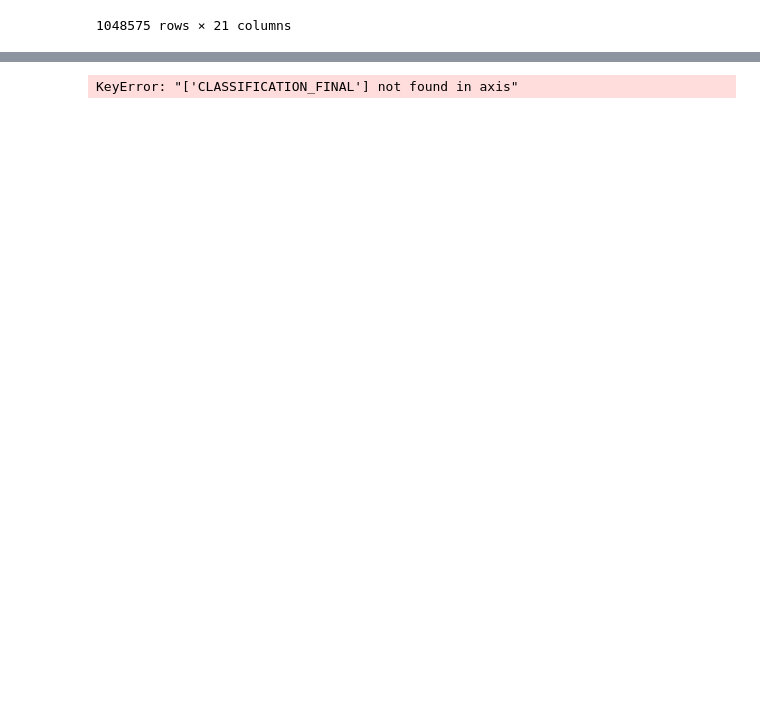
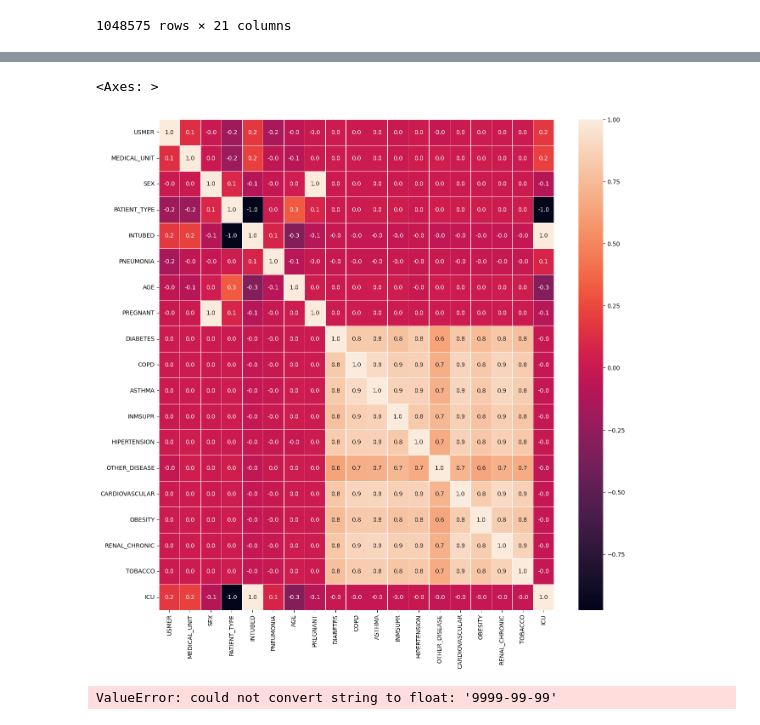
Before and after one commit to samlowe106/MATH-7243-Project, a Jupyter notebook: notebook.ipynb, the cells around one changed output, grey strips where cells are left out. Saved outputs shown, nothing was run; the diff lists cells and outputs as text; code cells hidden in the pictures; blank space fills up the shorter version.

Commit message:
Data cleaning, correlation matrix

```diff
--- a/notebook.ipynb
+++ b/notebook.ipynb
@@ -36,0 +24,17 @@ Name: CLASIFFICATION_FINAL, Length: 1048575, dtype: int64
+# %%
+# Data cleaning
+data = raw_data.copy()
+
+# Convert dates to datetimes
+data.loc[data['DATE_DIED'] == '9999-99-99', 'DATE_DIED'] = np.nan
+data['DATE_DIED'] = pd.to_datetime(data['DATE_DIED'], dayfirst=True)
+
+# Fill in missing pregnancy data for males
+female = data["SEX"] == 1
+male = data["SEX"] == 2
+data.loc[male, "PREGNANT"] = 2
+
+# Indicate missing data in binary variables
+binary_columns = [name for name in raw_data.columns.to_list() if name not in ['AGE', 'DATE_DIED', 'CLASSIFICATION_FINAL', 'MEDICAL_UNIT']]
+data[binary_columns] = data[binary_columns].replace(99, 0).replace(97, 0) # We're using 0 to represent missing integer values
+data
@@ -36,0 +55,18 @@ Name: CLASIFFICATION_FINAL, Length: 1048575, dtype: int64
+# %%
+from sklearn.model_selection import train_test_split
+
+y = data['CLASSIFICATION_FINAL'].copy()
+X = data.drop('CLASSIFICATION_FINAL', axis=1)
+
+# Data Plots
+#figure, axes = plt.subplots(len(X.columns) // 5, 5)
+#figure.set_size_inches(20,30)
+
+# This treats axes as a 1D array, so we can iterate over it
+#axes = axes.reshape(len(X.columns))
+
+# TODO: should probably be using countplots for most of these
+sb.stripplot(x="CLASSIFICATION_FINAL", y="AGE", data=data, jitter=True, legend=False, hue="CLASSIFICATION_FINAL", palette="Set2")
+
+#for i, key in enumerate(X.drop("DATE_DIED", axis=1).columns):
+#    sb.stripplot(x="CLASSIFICATION_FINAL", y=key, data=data, jitter=True, legend=False, ax=axes[i], hue="CLASSIFICATION_FINAL", palette="Set2")
@@ -37,11 +76,16 @@ Name: CLASIFFICATION_FINAL, Length: 1048575, dtype: int64
+# %%
+plt.figure(figsize=(15, 15))
+sb.heatmap(pd.get_dummies(X.drop('DATE_DIED', axis=1)).corr(), annot=True, linewidth=.5, fmt='.1f')
+# %% [output]
+<Axes: >
+[figure, added]
 # %%
-y = raw_data['CLASSIFICATION_FINAL'].copy()
-X = raw_data.drop('CLASSIFICATION_FINAL', axis=1)
+# Perform train-test split
+X_train, X_test, y_train, y_test = train_test_split(X, y, test_size=0.2, random_state=0)
 
-X_train, X_test, y_train, y_test = sk.model_selection.train_test_split(X, y, test_size=0.2, random_state=0)
-
+# Standardize the data
 scaled_X_train = sk.preprocessing.StandardScaler().fit_transform(X_train)
-print(scaled_X_train.mean_)
-print(scaled_X_train.var_)
+print("Mean:", scaled_X_train.mean()) # Mean is not exactly 0 due to floating point errors
+print("Variance:", scaled_X_train.var()) # Variance is not exactly 1 due to floating point errors
 # %% [output]
-KeyError: "['CLASSIFICATION_FINAL'] not found in axis"
+ValueError: could not convert string to float: '9999-99-99'
```
Also changed, not shown: parts of 4 cells of this notebook.
